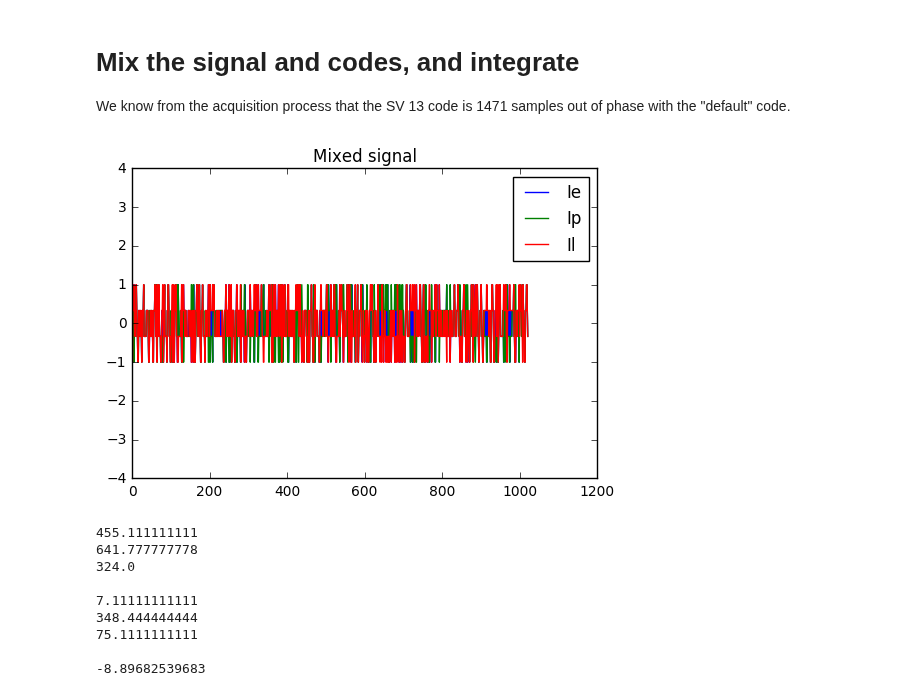
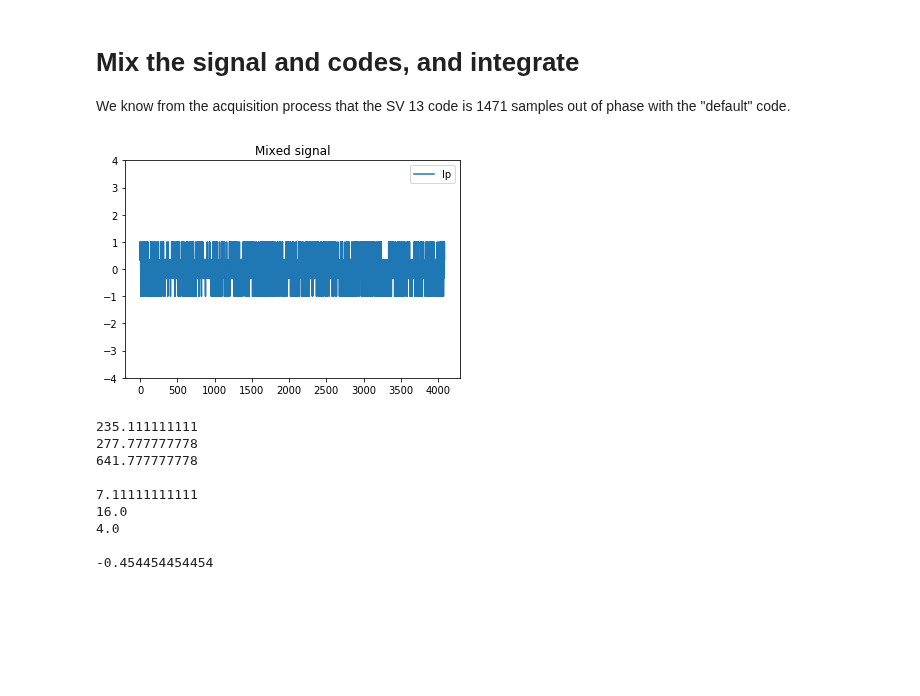
Before and after one commit to psas/gps, a Jupyter notebook: notebooks/Tracking.ipynb, the cells around one changed output. Drawn from its saved outputs; the diff is of its cells as text; code cells hidden in the pictures; blank space fills up the shorter version.

```diff
--- a/notebooks/Tracking.ipynb
+++ b/notebooks/Tracking.ipynb
@@ -86,36 +85,36 @@ plt.show()
 We know from the acquisition process that the SV 13 code is 1471 samples out of phase with the "default" code.
 # %%
 phaseShift = 1471
-segLen = 1022#*4
+segLen = 1022*4
 
 Codep.rotate(phaseShift)
 Codee.rotate(phaseShift)
 Codel.rotate(phaseShift)
 
 #Grab 1023 samples of the data
 signalSegI = data.IData[0:segLen]
 signalSegQ = data.QData[0:segLen]
 
 w = range(segLen)
 ImixP = [Codep[s] * signalSegI[s] for s in w]
 ImixE = [Codee[s] * signalSegI[s] for s in w]
 ImixL = [Codel[s] * signalSegI[s] for s in w]
 
 QmixP = [Codep[s] * signalSegQ[s] for s in w]
 QmixE = [Codee[s] * signalSegQ[s] for s in w]
 QmixL = [Codel[s] * signalSegQ[s] for s in w]
 
-plt.plot(ImixP, label = 'Ie')
-plt.plot(ImixE, label = 'Ip')
-plt.plot(ImixL, label = 'Il')
+plt.plot(ImixP, label = 'Ip')
+#plt.plot(ImixE, label = 'Ie')
+#plt.plot(ImixL, label = 'Il')
 
 #Display settings
 plt.title('Mixed signal')
 plt.ylim([-4, 4])
 plt.legend()
 plt.show()
 # %% [output]
-[figure, old version]
+[figure, new version]
 # %%
 intIE = np.sum(ImixE)
 intIP = np.sum(ImixP)
@@ -125,7 +124,8 @@ intQE = np.sum(QmixE)
 intQP = np.sum(QmixP)
 intQL = np.sum(QmixL)
 
-discriminator = (intIP * (intIE - intIL)) / (intQP * (intQE - intQL))
+#discriminator = (intIP * (intIE - intIL)) + (intQP * (intQE - intQL))
+discriminator = ((intIE ** 2 + intQE ** 2) - (intIL ** 2 + intQL ** 2))/((intIE ** 2 + intQE ** 2) + (intIL ** 2 + intQL ** 2))
 
 print(intIE ** 2)
 print(intIP ** 2)
@@ -137,15 +137,15 @@ print(intQL ** 2)
 print()
 print(discriminator)
 # %% [output]
-455.111111111
+235.111111111
+277.777777778
 641.777777778
-324.0
 
 7.11111111111
-348.444444444
-75.1111111111
+16.0
+4.0
 
--8.89682539683
+-0.454454454454
 # %%
 fftmix = np.fft.fft(mixL)
 plt.plot(np.abs(fftmix) **2)
```
Also changed, not shown: parts of 3 cells of this notebook.
